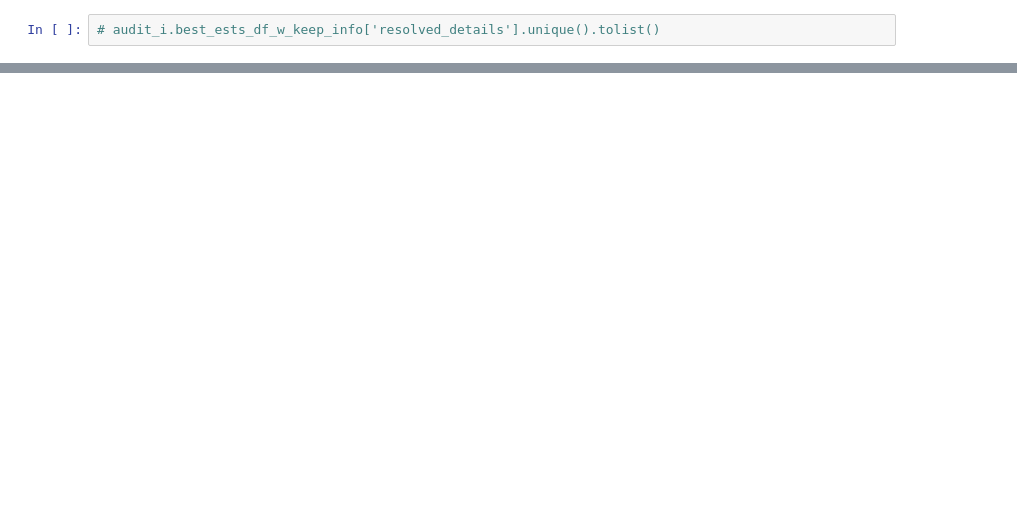
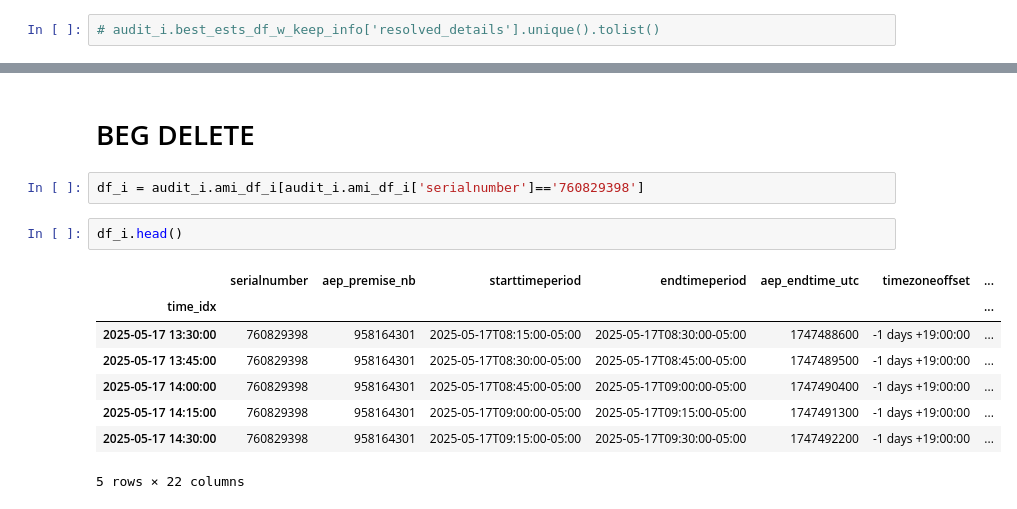
Before and after one commit to buxton45/PyAn, a Jupyter notebook: JupyterNbs/DOVSAudit_single.ipynb, the cells around one changed output, grey strips where cells are left out. Cells and saved outputs as stored; diff of their text form; blank space fills up the shorter version.

```diff
--- a/JupyterNbs/DOVSAudit_single.ipynb
+++ b/JupyterNbs/DOVSAudit_single.ipynb
@@ -172,0 +283,15 @@ audit_i.warnings_dict
+# %% [markdown]
+# BEG DELETE
+# %%
+df_i = audit_i.ami_df_i[audit_i.ami_df_i['serialnumber']=='760829398']
+# %%
+df_i.head()
+# %% [output]
+|  | serialnumber | aep_premise_nb | starttimeperiod | endtimeperiod | aep_endtime_utc | timezoneoffset | ... |
+| time_idx |  |  |  |  |  |  | ... |
+| 2025-05-17 13:30:00 | 760829398 | 958164301 | 2025-05-17T08:15:00-05:00 | 2025-05-17T08:30:00-05:00 | 1747488600 | -1 days +19:00:00 | ... |
+| 2025-05-17 13:45:00 | 760829398 | 958164301 | 2025-05-17T08:30:00-05:00 | 2025-05-17T08:45:00-05:00 | 1747489500 | -1 days +19:00:00 | ... |
+| 2025-05-17 14:00:00 | 760829398 | 958164301 | 2025-05-17T08:45:00-05:00 | 2025-05-17T09:00:00-05:00 | 1747490400 | -1 days +19:00:00 | ... |
+| 2025-05-17 14:15:00 | 760829398 | 958164301 | 2025-05-17T09:00:00-05:00 | 2025-05-17T09:15:00-05:00 | 1747491300 | -1 days +19:00:00 | ... |
+| 2025-05-17 14:30:00 | 760829398 | 958164301 | 2025-05-17T09:15:00-05:00 | 2025-05-17T09:30:00-05:00 | 1747492200 | -1 days +19:00:00 | ... |
+5 rows × 22 columns
```
Also changed, not shown: parts of 19 cells of this notebook, 20 other files.
